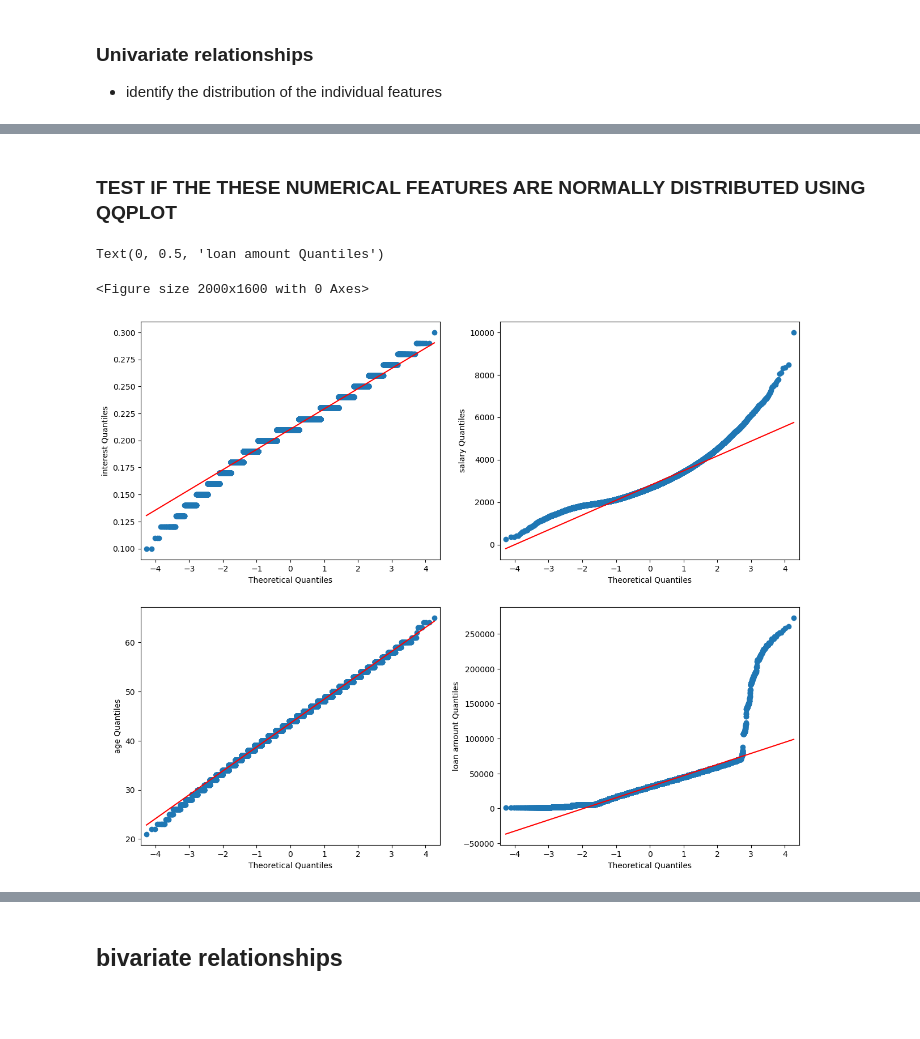
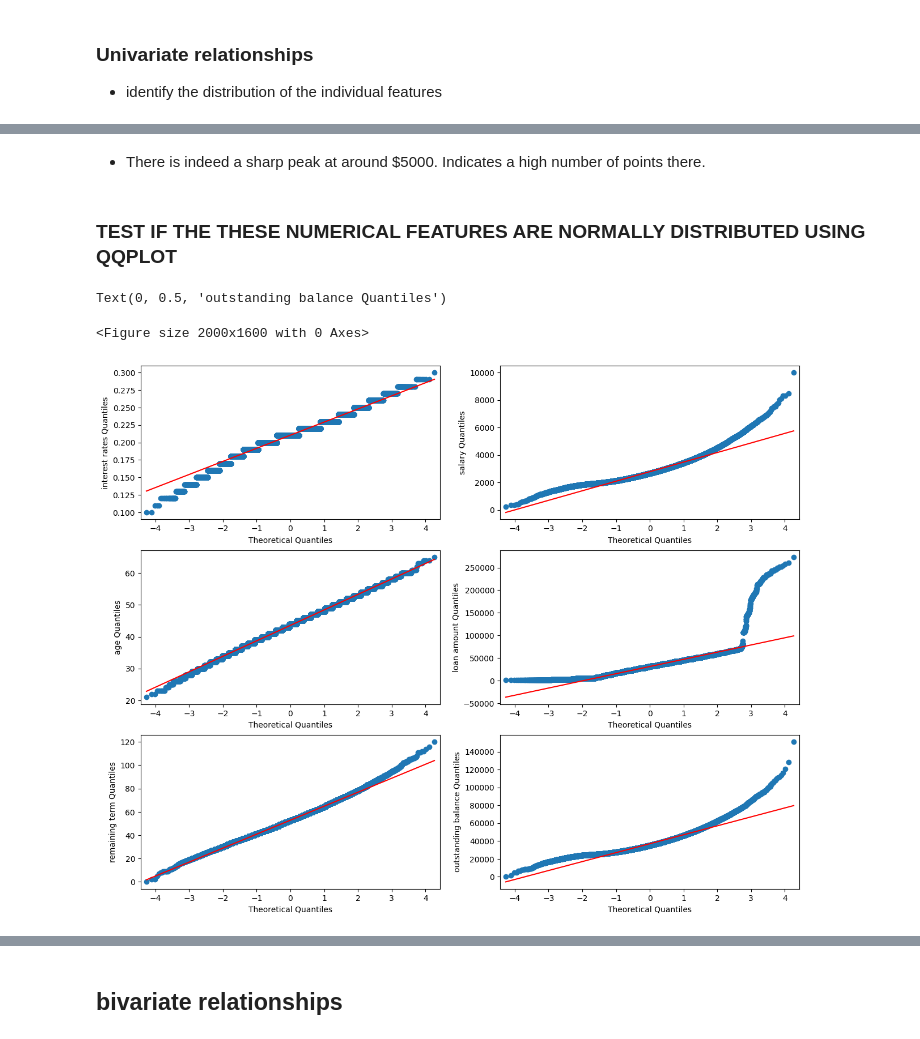
Before and after one commit to Augah2001/Data-Science-Competion-Question-and-Data, a Jupyter notebook: credit_risk.ipynb, the cells around one changed output, grey strips where cells are left out. Saved outputs shown, nothing was run; the diff lists cells and outputs as text; code cells hidden in the pictures; blank space fills up the shorter version.

```diff
--- a/credit_risk.ipynb
+++ b/credit_risk.ipynb
@@ -96,0 +262,5 @@ df.tail()
+# %%
+
+
+# Drop unnecessary columns
+df.drop(['loan_id', 'Unnamed: 0', 'age.1', 'number_of_defaults.1'], axis=1, inplace=True)
@@ -150,0 +329,17 @@ df.hist(figsize=(14,10));
+# %%
+#univariate hist plots
+fig, (ax,ax1) = plt.subplots(2,3,figsize=(20,8))
+plt.suptitle('DISTRIBUTION PLOTS')
+sns.histplot(df,x= 'age', bins=100,kde=True, ax=ax[0], color='darkcyan');
+sns.histplot(df,x = 'interest_rate', bins=100,kde=True, ax=ax[1], color='salmon');
+sns.histplot(df, x = 'salary', bins=100,kde=True, ax=ax[2], color='darkviolet');
+sns.histplot(df, x = 'outstanding_balance', bins=100,kde=True, ax=ax1[0], color='yellow');
+sns.histplot(df, x = 'remaining term', bins=100,kde=True, ax=ax1[1], color='gold');
+sns.histplot(df, x = 'loan_amount', bins=100,kde=True, ax=ax1[2], color='darkgoldenrod');
+
+fig, ax = plt.subplots(1,4,figsize=(20,5))
+plt.suptitle('BOX PLOTS')
+sns.boxplot(df, x='loan_amount', ax=ax[0]);
+sns.boxplot(df, x='age', ax=ax[1]);
+sns.boxplot(df, x='outstanding_balance', ax=ax[2]);
+sns.boxplot(df, x='salary', ax=ax[3]);
@@ -151,28 +367,37 @@ df.hist(figsize=(14,10));
+# %% [markdown]
+* There is indeed a sharp peak at around $5000. Indicates a high number of points there.
 # %% [markdown]
 ### TEST IF THE THESE NUMERICAL FEATURES ARE NORMALLY DISTRIBUTED USING QQPLOT
 # %%
 import statsmodels.graphics.gofplots as sm
 
 plt.figure(figsize = (20,16))
 
-fig, ((ax, ax1), (ax2,ax3)) = plt.subplots(nrows=2, ncols=2, figsize = (15,12))
+fig, ((ax, ax1), (ax2,ax3), (ax4,ax5)) = plt.subplots(nrows=3, ncols=2, figsize = (15,12))
 
 sm.qqplot(df['interest_rate'], line='s', ax=ax)  # 's' for straight reference line
 plt.xlabel('Theoretical Quantiles')
-ax.set_ylabel('interest Quantiles')
+ax.set_ylabel('interest rates Quantiles')
 
 sm.qqplot(df['salary'], line='s', ax=ax1)  # 's' for straight reference line
 plt.xlabel('Theoretical Quantiles')
 ax1.set_ylabel('salary Quantiles')
 
 sm.qqplot(df['age'], line='s', ax=ax2)  # 's' for straight reference line
 plt.xlabel('Theoretical Quantiles')
 ax2.set_ylabel('age Quantiles')
 
 sm.qqplot(df['loan_amount'], line='s', ax=ax3)  # 's' for straight reference line
 plt.xlabel('Theoretical Quantiles')
 ax3.set_ylabel('loan amount Quantiles')
+
+sm.qqplot(df['remaining term'], line='s', ax=ax4)  # 's' for straight reference line
+plt.xlabel('Theoretical Quantiles')
+ax4.set_ylabel('remaining term Quantiles')
+sm.qqplot(df['outstanding_balance'], line='s', ax=ax5)  # 's' for straight reference line
+plt.xlabel('Theoretical Quantiles')
+ax5.set_ylabel('outstanding balance Quantiles')
 # %% [output]
-Text(0, 0.5, 'loan amount Quantiles')
+Text(0, 0.5, 'outstanding balance Quantiles')
 <Figure size 2000x1600 with 0 Axes>
-[figure, old version]
+[figure, new version]
```
Also changed, not shown: parts of 64 cells of this notebook.
